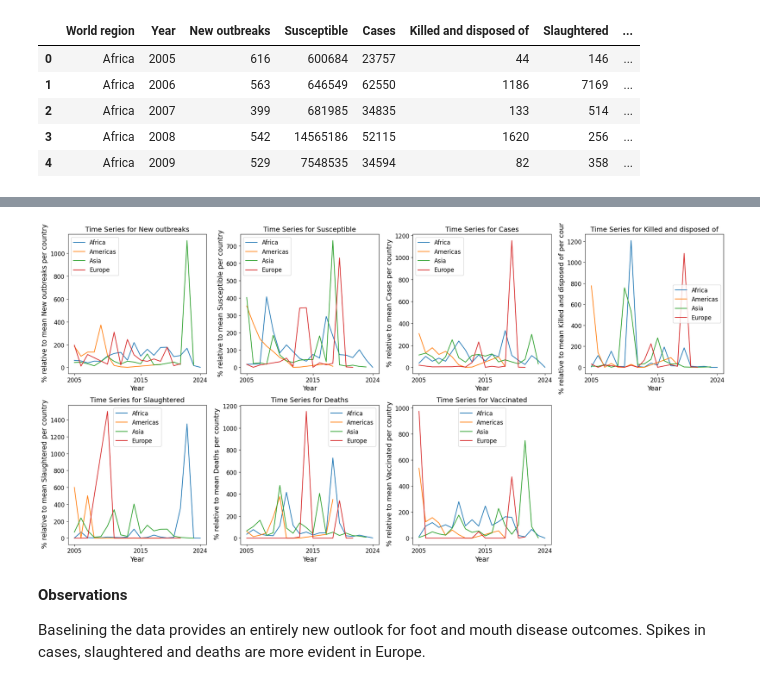
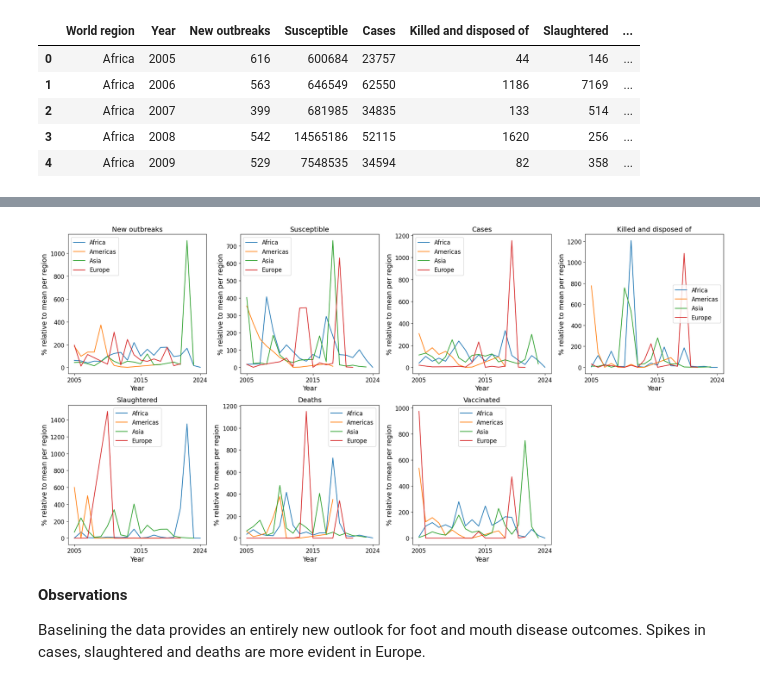
Before and after one commit to columose/WOAH-FMD-dataset, a Jupyter notebook: 3_Visualise_baselined_data.ipynb, the cells around one changed output, grey strips where cells are left out. Drawn from its saved outputs; the diff is of its cells as text; code cells hidden in the pictures.

```diff
--- a/3_Visualise_baselined_data.ipynb
+++ b/3_Visualise_baselined_data.ipynb
@@ -78,37 +78,37 @@ df_converted
 # Set up subplots for percent differences
 fig, axs = plt.subplots(2, 4, figsize=(20, 10))
 axs = axs.flatten()
 
 # Keep most of the same code as before
 years = df_grouped.Year
 years_unique = years.unique()
 year_mid = years_unique[int(len(years_unique)/2)]
 year_ticks = [years_unique[0], year_mid, years_unique[-1]]
 
 # Plot the time series for each world region
 for ivar, var in enumerate(test_vars):
     n = 0
     for ireg, reg in enumerate(regions):
         axs[ivar].plot(years[reg], converted_data[n][ivar], label=reg)
         axs[ivar].set_xticks(year_ticks)
         n+=1
 
 # Set labels and titles
 for ivar, ax in enumerate(axs[:7]): # Because we only have 7 axes
-      ax.set_ylabel(f' % relative to mean {test_vars[ivar]} per country', fontsize = 14)
+      ax.set_ylabel('% relative to mean per region', fontsize = 14)
       ax.set_xlabel('Year', fontsize = 14)
-      ax.set_title(f'Time Series for {test_vars[ivar]}', fontsize = 14)
+      ax.set_title(test_vars[ivar], fontsize = 14)
       ax.set_xticklabels(ax.get_xticks())
       ax.tick_params(axis='both', which='major', labelsize=12)
       ax.legend(fontsize = 12)
 
 fig.delaxes(axs[7]) # Delete axis in position 2,4 that contained no data
 plt.tight_layout()
 
-save_fig2colab('Baselined time-series')
+#save_fig2colab('Baselined time-series')
 plt.show()
 # %% [output]
-[figure, old version]
+[figure, new version]
 # %% [markdown]
 **Observations**
 
```
